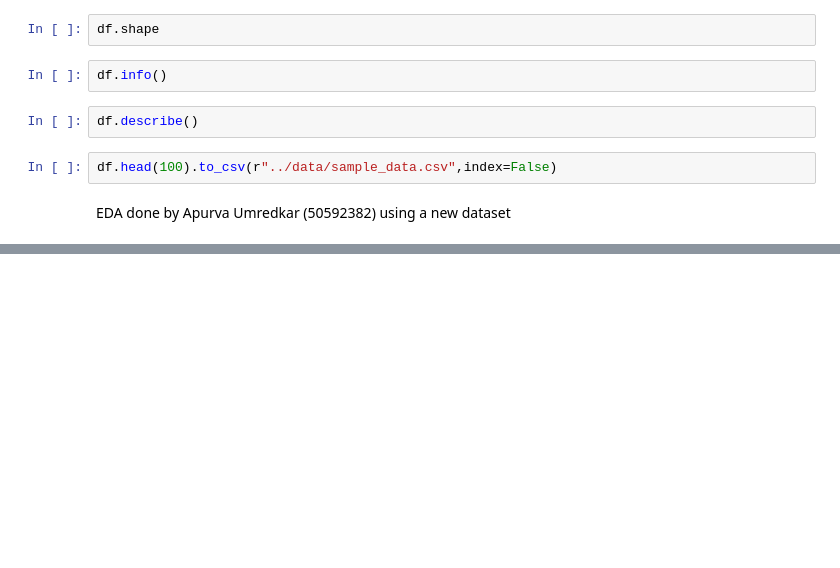
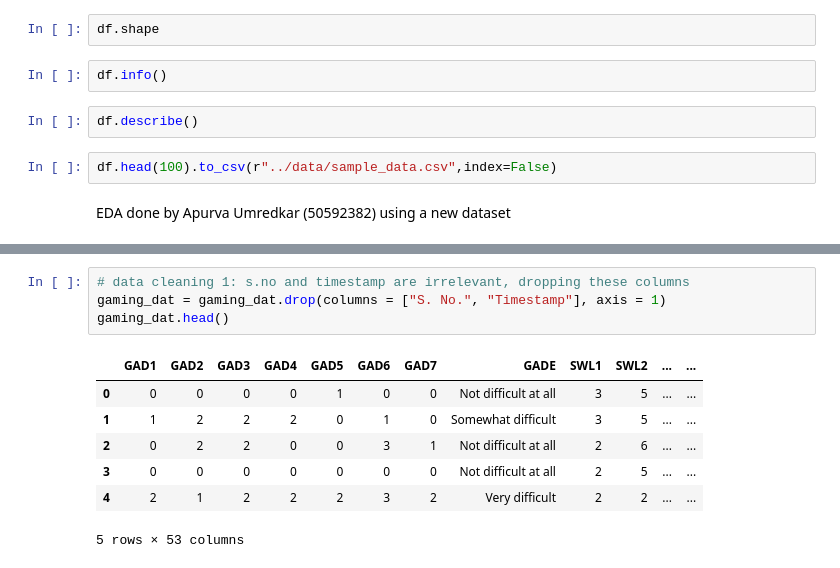
Before and after one commit to sakshamlakhera/CSE587, a Jupyter notebook: notebook/datafetch.ipynb, the cells around one changed output, grey strips where cells are left out. Cells and saved outputs as stored; diff of their text form; blank space fills up the shorter version.

```diff
--- a/notebook/datafetch.ipynb
+++ b/notebook/datafetch.ipynb
@@ -173,0 +209,12 @@ gaming_dat.head()
+# %%
+# data cleaning 1: s.no and timestamp are irrelevant, dropping these columns
+gaming_dat = gaming_dat.drop(columns = ["S. No.", "Timestamp"], axis = 1)
+gaming_dat.head()
+# %% [output]
+|  | GAD1 | GAD2 | GAD3 | GAD4 | GAD5 | GAD6 | GAD7 | GADE | SWL1 | SWL2 | ... | ... |
+| 0 | 0 | 0 | 0 | 0 | 1 | 0 | 0 | Not difficult at all | 3 | 5 | ... | ... |
+| 1 | 1 | 2 | 2 | 2 | 0 | 1 | 0 | Somewhat difficult | 3 | 5 | ... | ... |
+| 2 | 0 | 2 | 2 | 0 | 0 | 3 | 1 | Not difficult at all | 2 | 6 | ... | ... |
+| 3 | 0 | 0 | 0 | 0 | 0 | 0 | 0 | Not difficult at all | 2 | 5 | ... | ... |
+| 4 | 2 | 1 | 2 | 2 | 2 | 3 | 2 | Very difficult | 2 | 2 | ... | ... |
+5 rows × 53 columns
```
Also changed, not shown: parts of 15 cells of this notebook.
